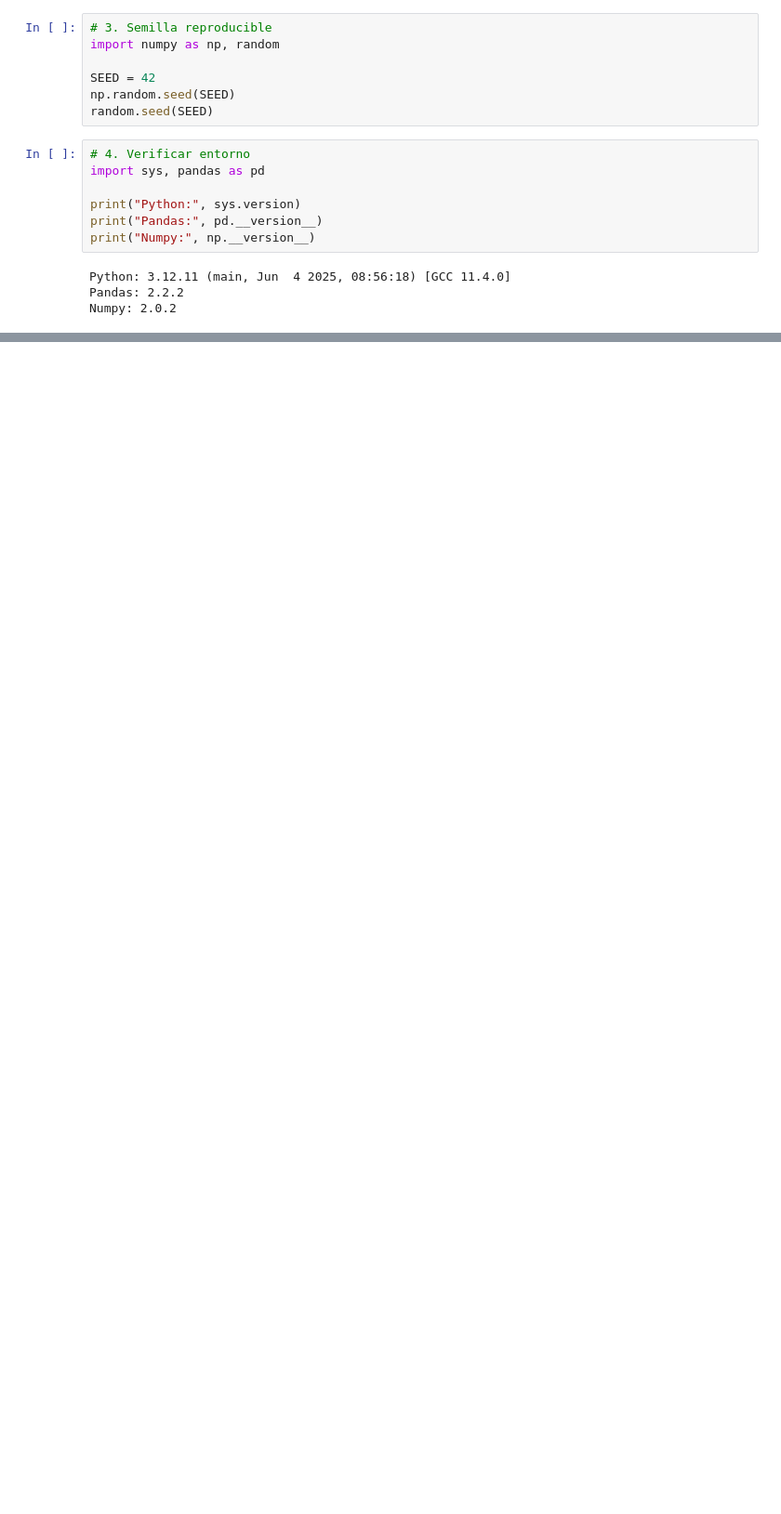
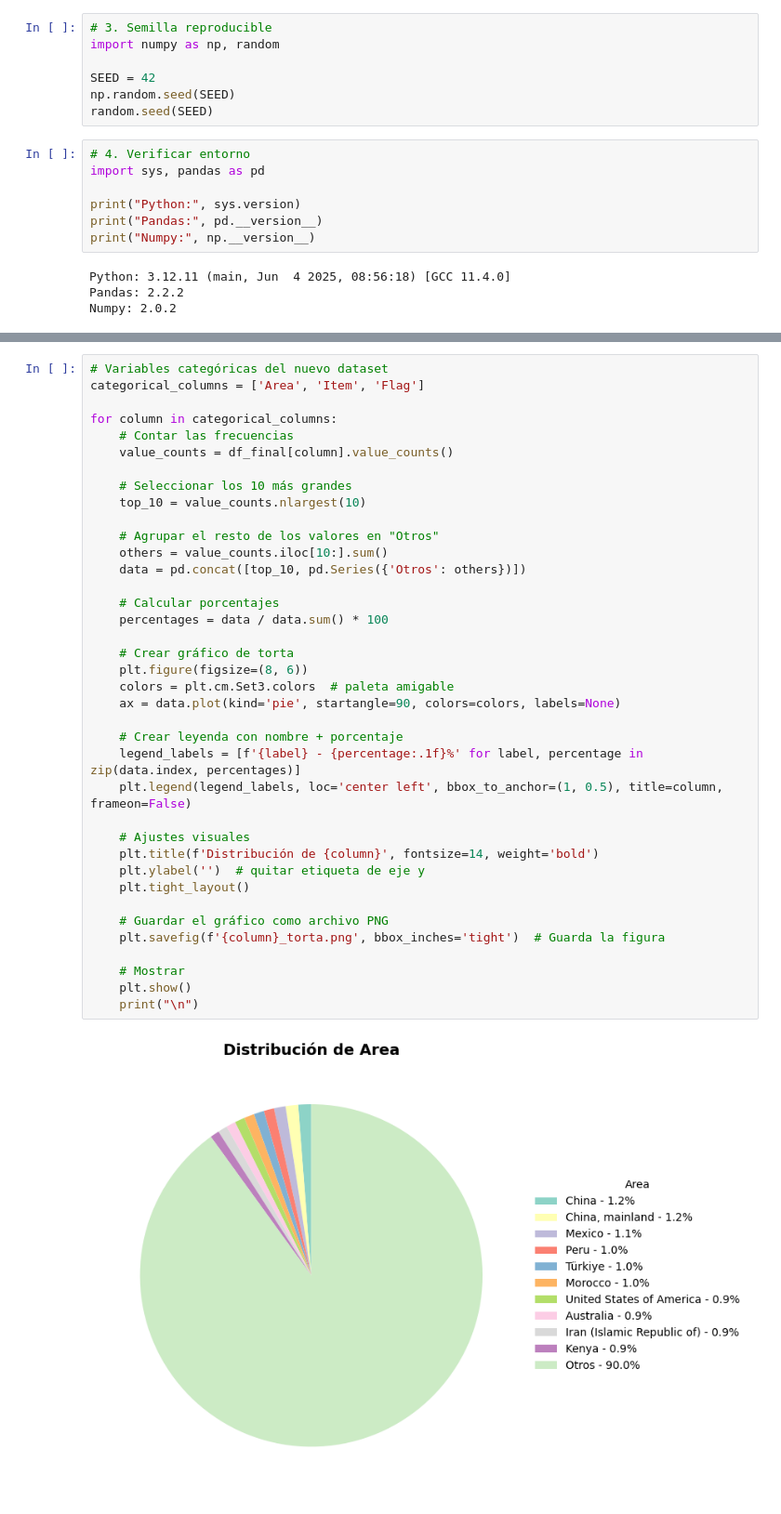
Before and after one commit to jjlizcano/Sistema-recomendaciones-cultivo, a Jupyter notebook: notebooks/Primera_entrega_proyecto_IA.ipynb, the cells around one changed output, grey strips where cells are left out. Shown at 93% size. Cells and saved outputs as stored; diff of their text form; blank space fills up the shorter version.

```diff
--- a/notebooks/Primera_entrega_proyecto_IA.ipynb
+++ b/notebooks/Primera_entrega_proyecto_IA.ipynb
@@ -67,0 +393,40 @@ Registros en el dataset: 29272
+# %%
+# Variables categóricas del nuevo dataset
+categorical_columns = ['Area', 'Item', 'Flag']
+
+for column in categorical_columns:
+    # Contar las frecuencias
+    value_counts = df_final[column].value_counts()
+
+    # Seleccionar los 10 más grandes
+    top_10 = value_counts.nlargest(10)
+
+    # Agrupar el resto de los valores en "Otros"
+    others = value_counts.iloc[10:].sum()
+    data = pd.concat([top_10, pd.Series({'Otros': others})])
+
+    # Calcular porcentajes
+    percentages = data / data.sum() * 100
+
+    # Crear gráfico de torta
+    plt.figure(figsize=(8, 6))
+    colors = plt.cm.Set3.colors  # paleta amigable
+    ax = data.plot(kind='pie', startangle=90, colors=colors, labels=None)
+
+    # Crear leyenda con nombre + porcentaje
+    legend_labels = [f'{label} - {percentage:.1f}%' for label, percentage in zip(data.index, percentages)]
+    plt.legend(legend_labels, loc='center left', bbox_to_anchor=(1, 0.5), title=column, frameon=False)
+
+    # Ajustes visuales
+    plt.title(f'Distribución de {column}', fontsize=14, weight='bold')
+    plt.ylabel('')  # quitar etiqueta de eje y
+    plt.tight_layout()
+
+    # Guardar el gráfico como archivo PNG
+    plt.savefig(f'{column}_torta.png', bbox_inches='tight')  # Guarda la figura
+
+    # Mostrar
+    plt.show()
+    print("\n")
+# %% [output]
+[figure, added]
```
Also changed, not shown: parts of 18 cells of this notebook.
